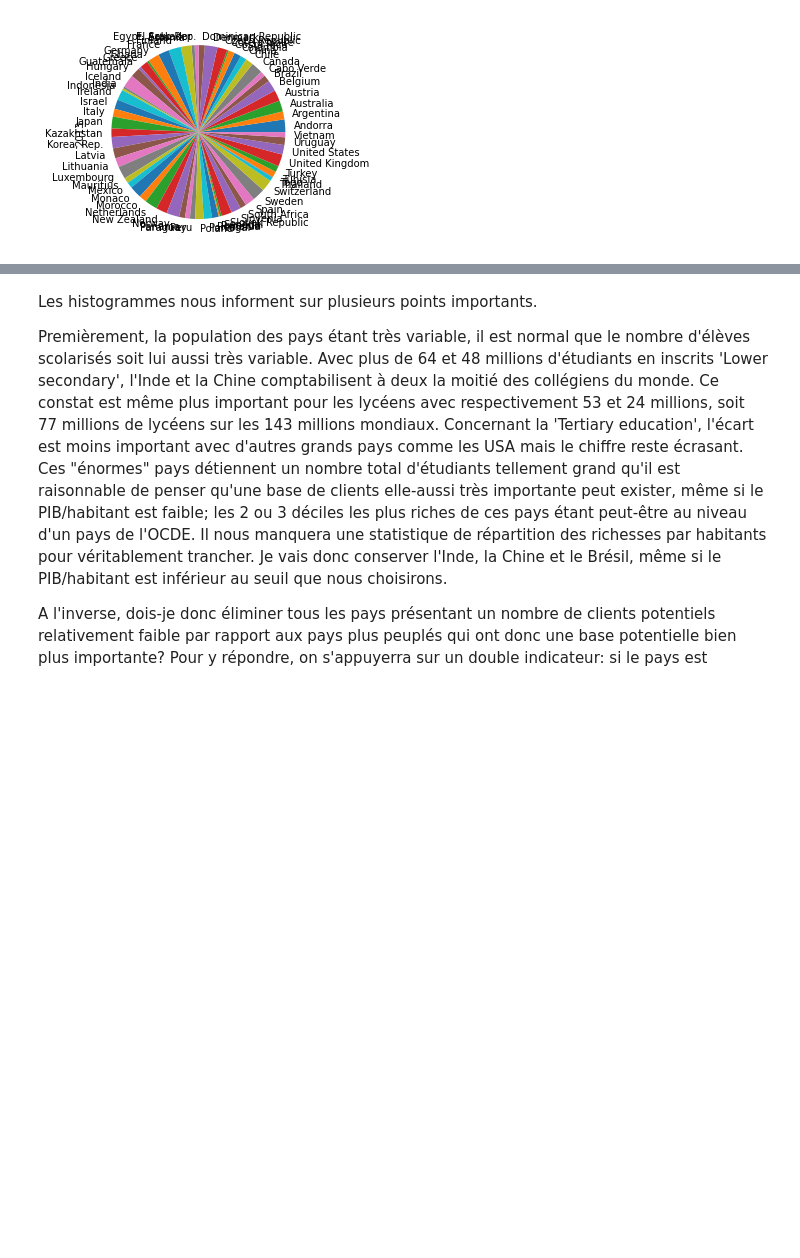
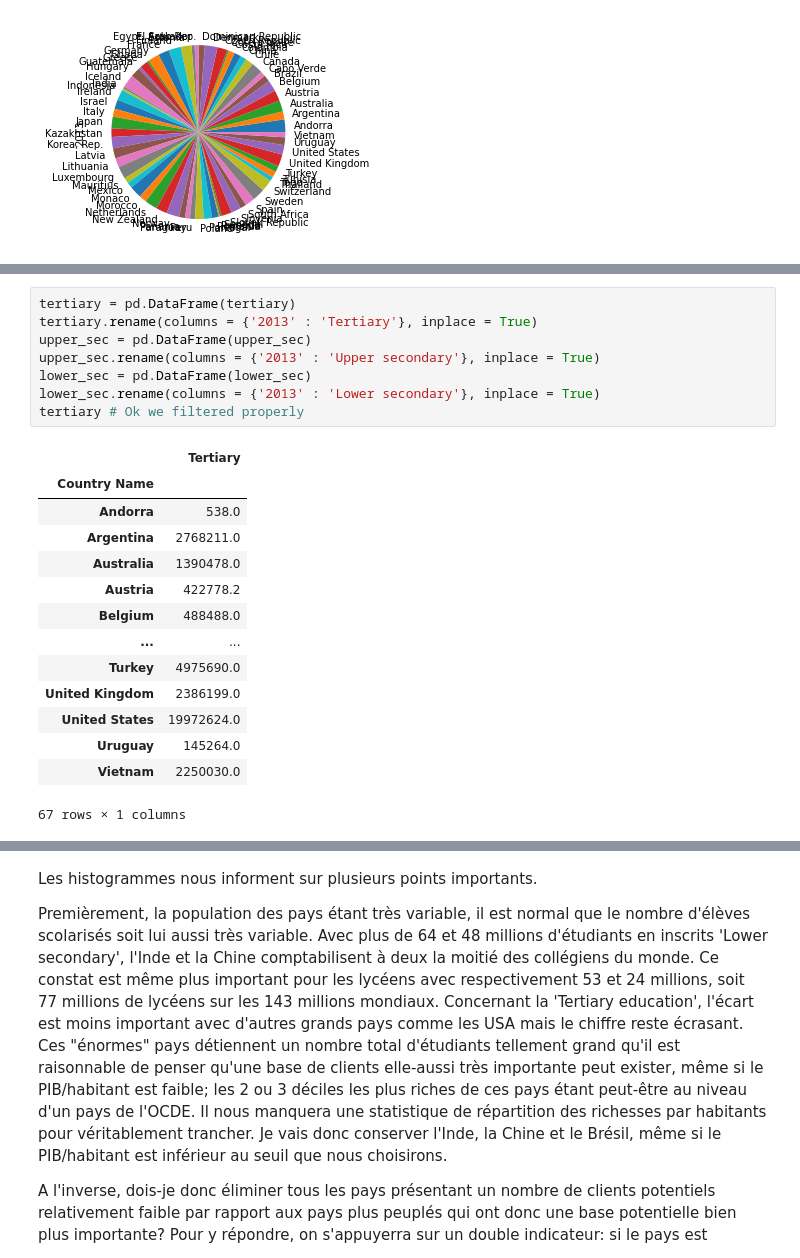
Before and after one commit to gregmansio/education_analysis_OC_P2, a Jupyter notebook: Analyse des données de systèmes éducatifs.ipynb, the cells around one changed output, grey strips where cells are left out. Drawn from its saved outputs; the diff is of its cells as text; blank space fills up the shorter version.

```diff
--- a/Analyse des données de systèmes éducatifs.ipynb
+++ b/Analyse des données de systèmes éducatifs.ipynb
@@ -1224,0 +1230,23 @@ Length: 67, dtype: float64
+# %%
+tertiary = pd.DataFrame(tertiary)
+tertiary.rename(columns = {'2013' : 'Tertiary'}, inplace = True)
+upper_sec = pd.DataFrame(upper_sec)
+upper_sec.rename(columns = {'2013' : 'Upper secondary'}, inplace = True)
+lower_sec = pd.DataFrame(lower_sec)
+lower_sec.rename(columns = {'2013' : 'Lower secondary'}, inplace = True)
+tertiary # Ok we filtered properly
+# %% [output]
+|  | Tertiary |
+| Country Name |  |
+| Andorra | 538.0 |
+| Argentina | 2768211.0 |
+| Australia | 1390478.0 |
+| Austria | 422778.2 |
+| Belgium | 488488.0 |
+| ... | ... |
+| Turkey | 4975690.0 |
+| United Kingdom | 2386199.0 |
+| United States | 19972624.0 |
+| Uruguay | 145264.0 |
+| Vietnam | 2250030.0 |
+67 rows × 1 columns
```
Also changed, not shown: parts of 33 cells of this notebook.
